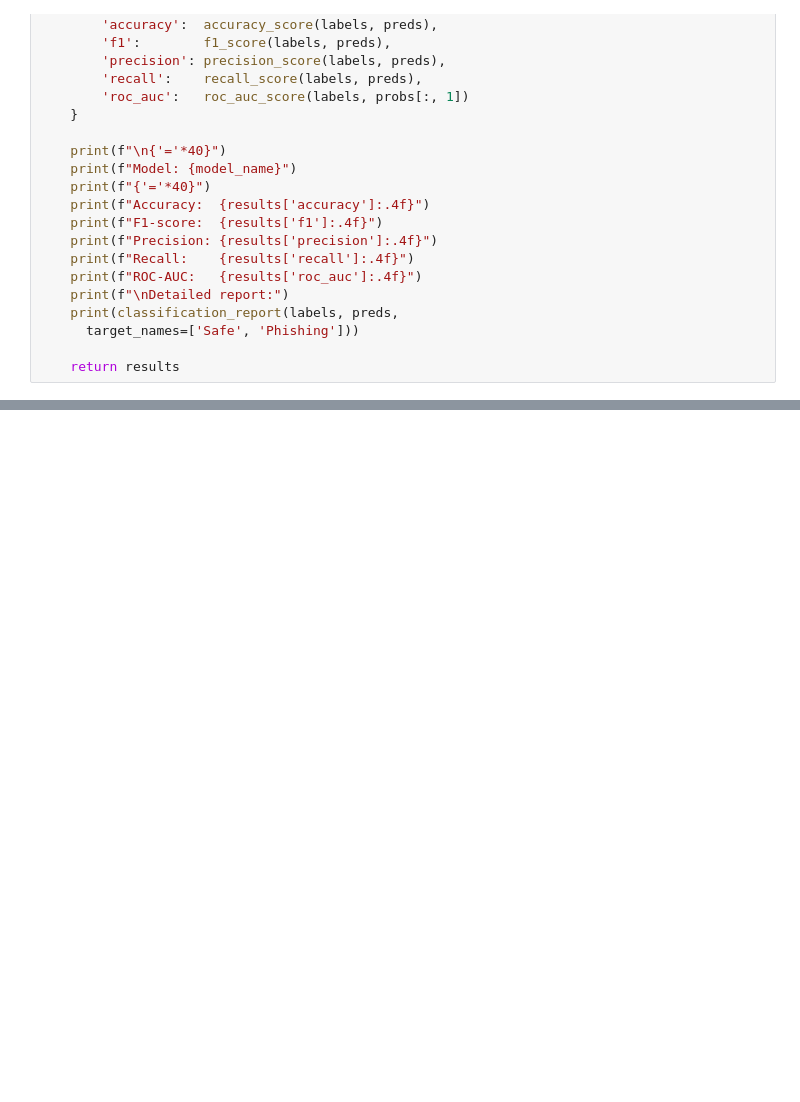
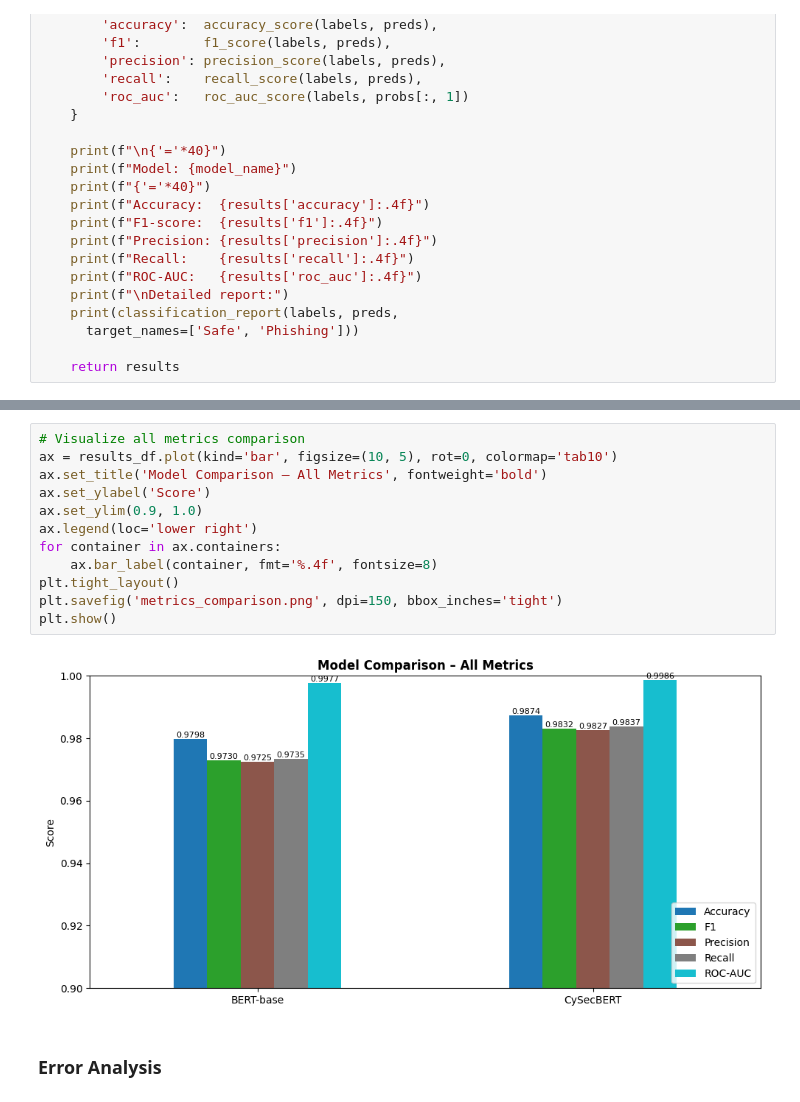
Before and after one commit to MarekHomiak000/Phishing-model, a Jupyter notebook: phishing-model.ipynb, the cells around one changed output, grey strips where cells are left out. Saved outputs shown, nothing was run; the diff lists cells and outputs as text; blank space fills up the shorter version.

```diff
--- a/phishing-model.ipynb
+++ b/phishing-model.ipynb
@@ -559,0 +615,16 @@ weighted avg       0.99      0.99      0.99      2628
+# %%
+# Visualize all metrics comparison
+ax = results_df.plot(kind='bar', figsize=(10, 5), rot=0, colormap='tab10')
+ax.set_title('Model Comparison – All Metrics', fontweight='bold')
+ax.set_ylabel('Score')
+ax.set_ylim(0.9, 1.0)
+ax.legend(loc='lower right')
+for container in ax.containers:
+    ax.bar_label(container, fmt='%.4f', fontsize=8)
+plt.tight_layout()
+plt.savefig('metrics_comparison.png', dpi=150, bbox_inches='tight')
+plt.show()
+# %% [output]
+[figure, added]
+# %% [markdown]
+### **Error Analysis**
```
Also changed, not shown: parts of 22 cells of this notebook.
